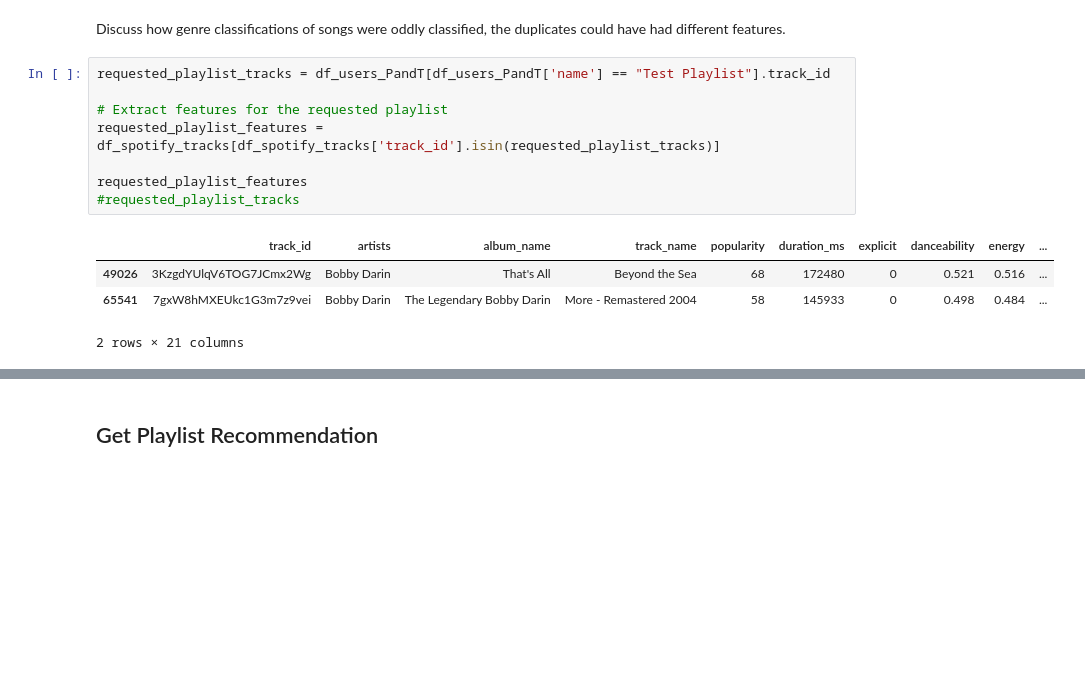
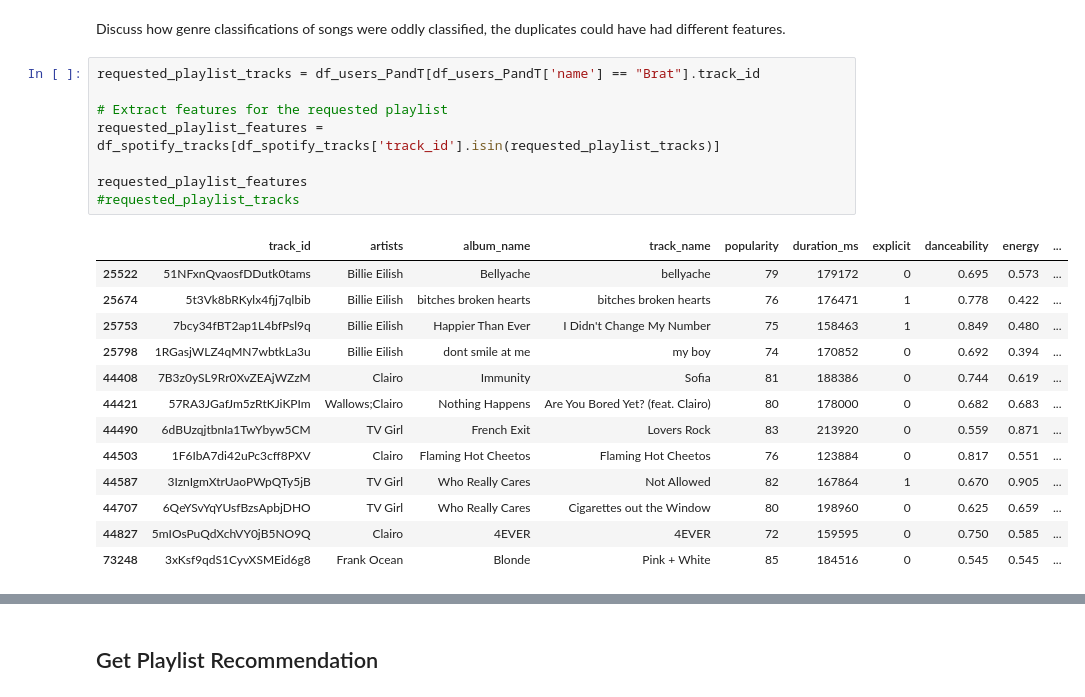
Before and after one commit to avajts/pic16b_project, a Jupyter notebook: music_rec.ipynb, the cells around one changed output, grey strips where cells are left out. Drawn from its saved outputs; the diff is of its cells as text; blank space fills up the shorter version.

```diff
--- a/music_rec.ipynb
+++ b/music_rec.ipynb
@@ -164,18 +174,27 @@ df_users_PandT[df_users_PandT['name'] == "Test Playlist"]
 # %% [markdown]
 Discuss how genre classifications of songs were oddly classified, the duplicates could have had different features.
 # %%
-requested_playlist_tracks = df_users_PandT[df_users_PandT['name'] == "Test Playlist"].track_id
+requested_playlist_tracks = df_users_PandT[df_users_PandT['name'] == "Brat"].track_id
 
 # Extract features for the requested playlist
 requested_playlist_features = df_spotify_tracks[df_spotify_tracks['track_id'].isin(requested_playlist_tracks)]
 
 requested_playlist_features
 #requested_playlist_tracks
 # %% [output]
 |  | track_id | artists | album_name | track_name | popularity | duration_ms | explicit | danceability | energy | ... |
-| 49026 | 3KzgdYUlqV6TOG7JCmx2Wg | Bobby Darin | That's All | Beyond the Sea | 68 | 172480 | 0 | 0.521 | 0.516 | ... |
-| 65541 | 7gxW8hMXEUkc1G3m7z9vei | Bobby Darin | The Legendary Bobby Darin | More - Remastered 2004 | 58 | 145933 | 0 | 0.498 | 0.484 | ... |
+| 25522 | 51NFxnQvaosfDDutk0tams | Billie Eilish | Bellyache | bellyache | 79 | 179172 | 0 | 0.695 | 0.573 | ... |
+| 25674 | 5t3Vk8bRKylx4fjj7qlbib | Billie Eilish | bitches broken hearts | bitches broken hearts | 76 | 176471 | 1 | 0.778 | 0.422 | ... |
+| 25753 | 7bcy34fBT2ap1L4bfPsl9q | Billie Eilish | Happier Than Ever | I Didn't Change My Number | 75 | 158463 | 1 | 0.849 | 0.480 | ... |
+| 25798 | 1RGasjWLZ4qMN7wbtkLa3u | Billie Eilish | dont smile at me | my boy | 74 | 170852 | 0 | 0.692 | 0.394 | ... |
+| 44408 | 7B3z0ySL9Rr0XvZEAjWZzM | Clairo | Immunity | Sofia | 81 | 188386 | 0 | 0.744 | 0.619 | ... |
+| 44421 | 57RA3JGafJm5zRtKJiKPIm | Wallows;Clairo | Nothing Happens | Are You Bored Yet? (feat. Clairo) | 80 | 178000 | 0 | 0.682 | 0.683 | ... |
+| 44490 | 6dBUzqjtbnIa1TwYbyw5CM | TV Girl | French Exit | Lovers Rock | 83 | 213920 | 0 | 0.559 | 0.871 | ... |
+| 44503 | 1F6IbA7di42uPc3cff8PXV | Clairo | Flaming Hot Cheetos | Flaming Hot Cheetos | 76 | 123884 | 0 | 0.817 | 0.551 | ... |
+| 44587 | 3IznIgmXtrUaoPWpQTy5jB | TV Girl | Who Really Cares | Not Allowed | 82 | 167864 | 1 | 0.670 | 0.905 | ... |
+| 44707 | 6QeYSvYqYUsfBzsApbjDHO | TV Girl | Who Really Cares | Cigarettes out the Window | 80 | 198960 | 0 | 0.625 | 0.659 | ... |
+| 44827 | 5mIOsPuQdXchVY0jB5NO9Q | Clairo | 4EVER | 4EVER | 72 | 159595 | 0 | 0.750 | 0.585 | ... |
+| 73248 | 3xKsf9qdS1CyvXSMEid6g8 | Frank Ocean | Blonde | Pink + White | 85 | 184516 | 0 | 0.545 | 0.545 | ... |
-2 rows × 21 columns
 # %%
 from music_rec import playlist_song_recs
 
```
Also changed, not shown: parts of 12 cells of this notebook, 2 other files.
